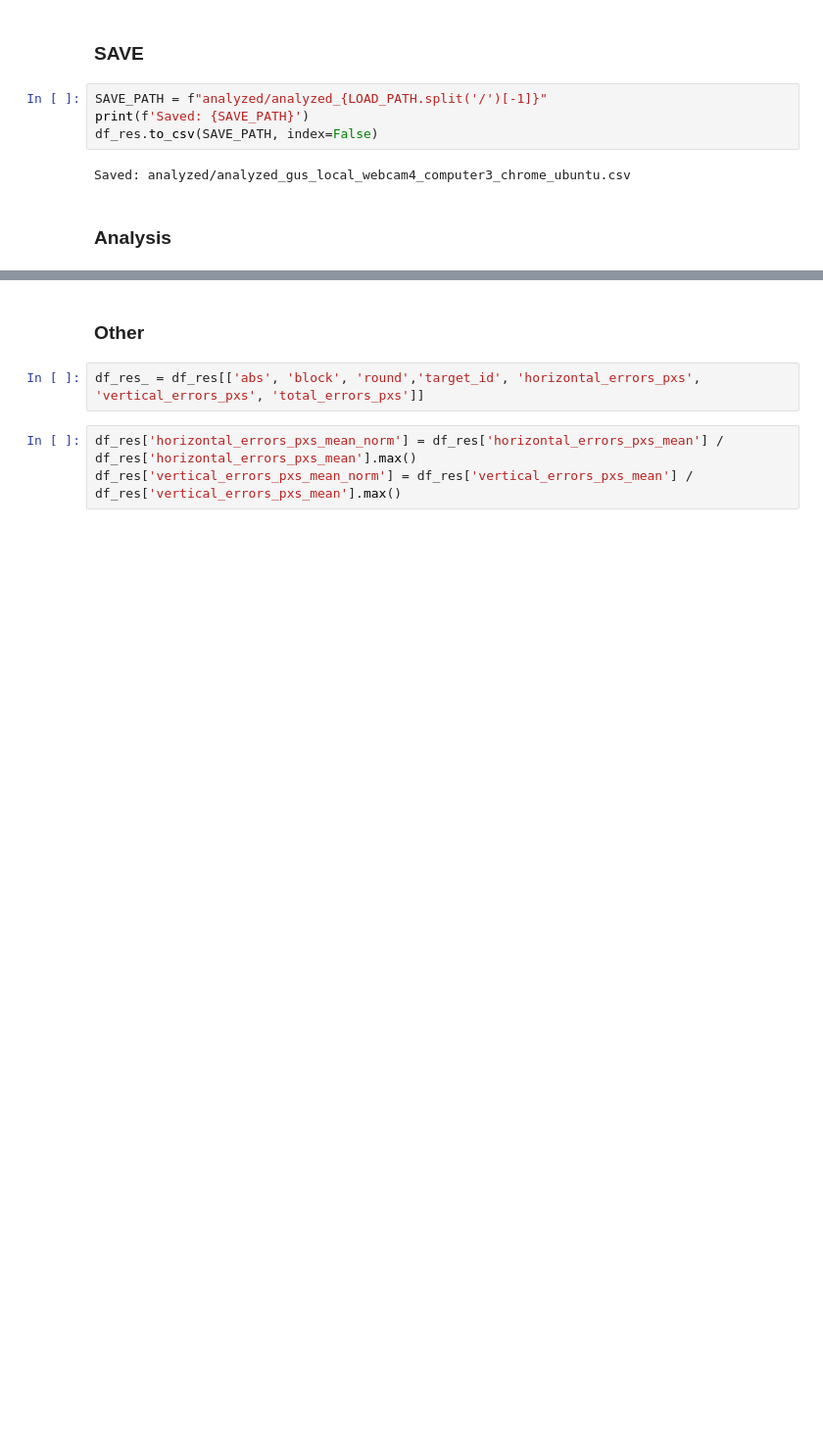
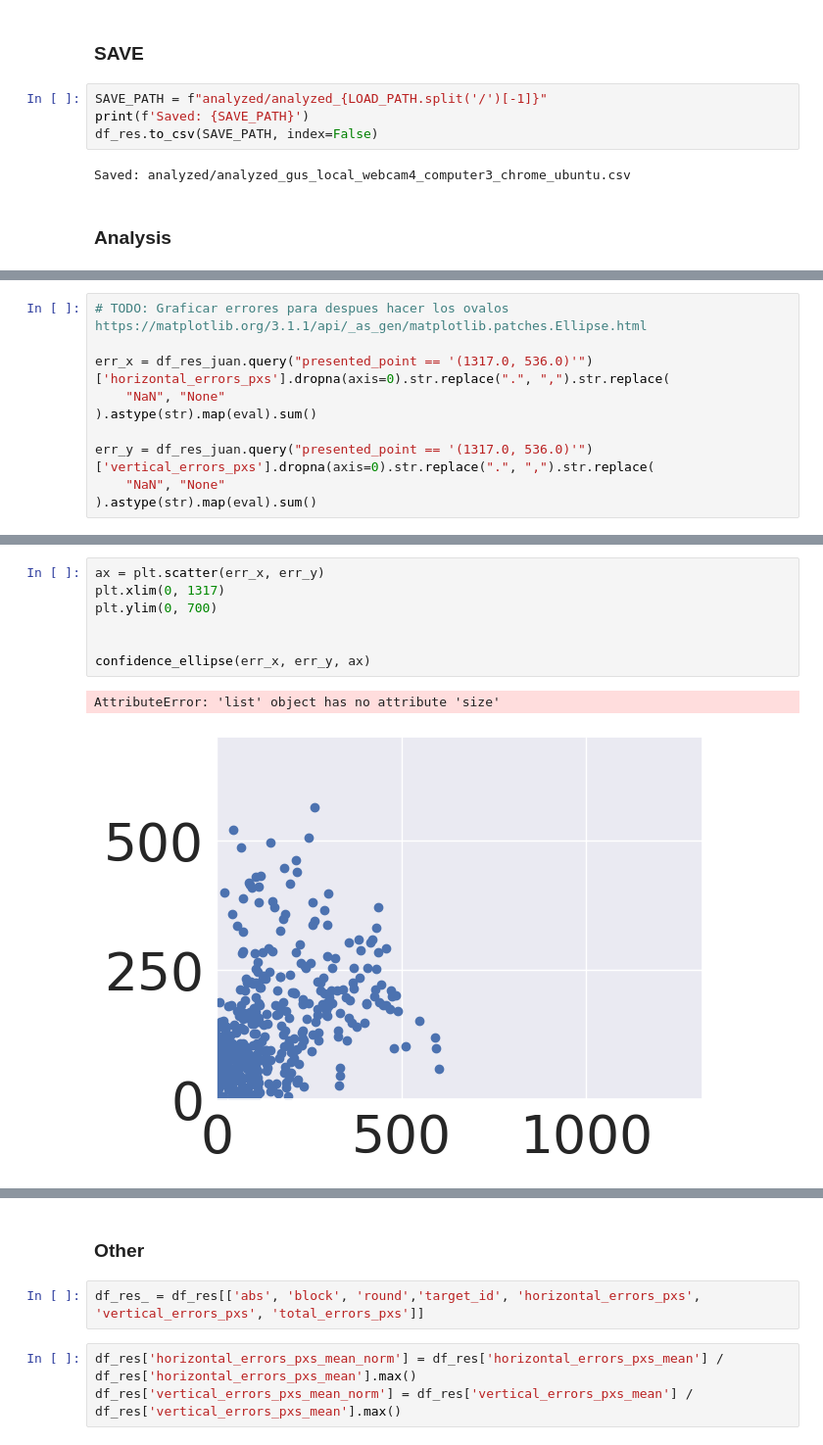
Before and after one commit to GEJ1/et_webcam_experiments, a Jupyter notebook: precision_experiment/precision_analysis.ipynb, the cells around one changed output, grey strips where cells are left out. Shown at 98% size. Saved outputs shown, nothing was run; the diff lists cells and outputs as text; blank space fills up the shorter version.

```diff
--- a/precision_experiment/precision_analysis.ipynb
+++ b/precision_experiment/precision_analysis.ipynb
@@ -138,0 +151,10 @@ for i, df_res_ in enumerate(df_res_all):
+# %%
+# TODO: Graficar errores para despues hacer los ovalos https://matplotlib.org/3.1.1/api/_as_gen/matplotlib.patches.Ellipse.html
+
+err_x = df_res_juan.query("presented_point == '(1317.0, 536.0)'")['horizontal_errors_pxs'].dropna(axis=0).str.replace(".", ",").str.replace(
+    "NaN", "None"
+).astype(str).map(eval).sum()
+
+err_y = df_res_juan.query("presented_point == '(1317.0, 536.0)'")['vertical_errors_pxs'].dropna(axis=0).str.replace(".", ",").str.replace(
+    "NaN", "None"
+).astype(str).map(eval).sum()
@@ -138,0 +220,10 @@ for i, df_res_ in enumerate(df_res_all):
+# %%
+ax = plt.scatter(err_x, err_y)
+plt.xlim(0, 1317)
+plt.ylim(0, 700)
+
+
+confidence_ellipse(err_x, err_y, ax)
+# %% [output]
+AttributeError: 'list' object has no attribute 'size'
+[figure, added]
```
Also changed, not shown: parts of 9 cells of this notebook, 3 other files.
